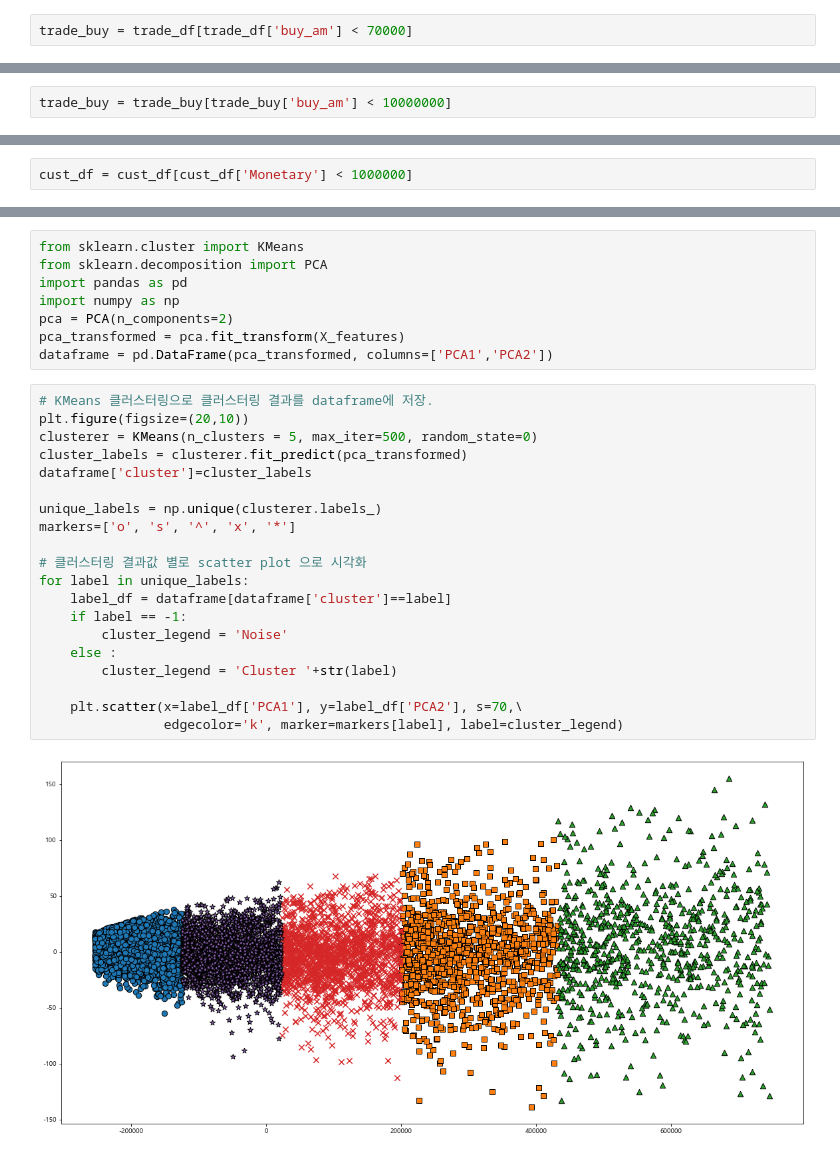
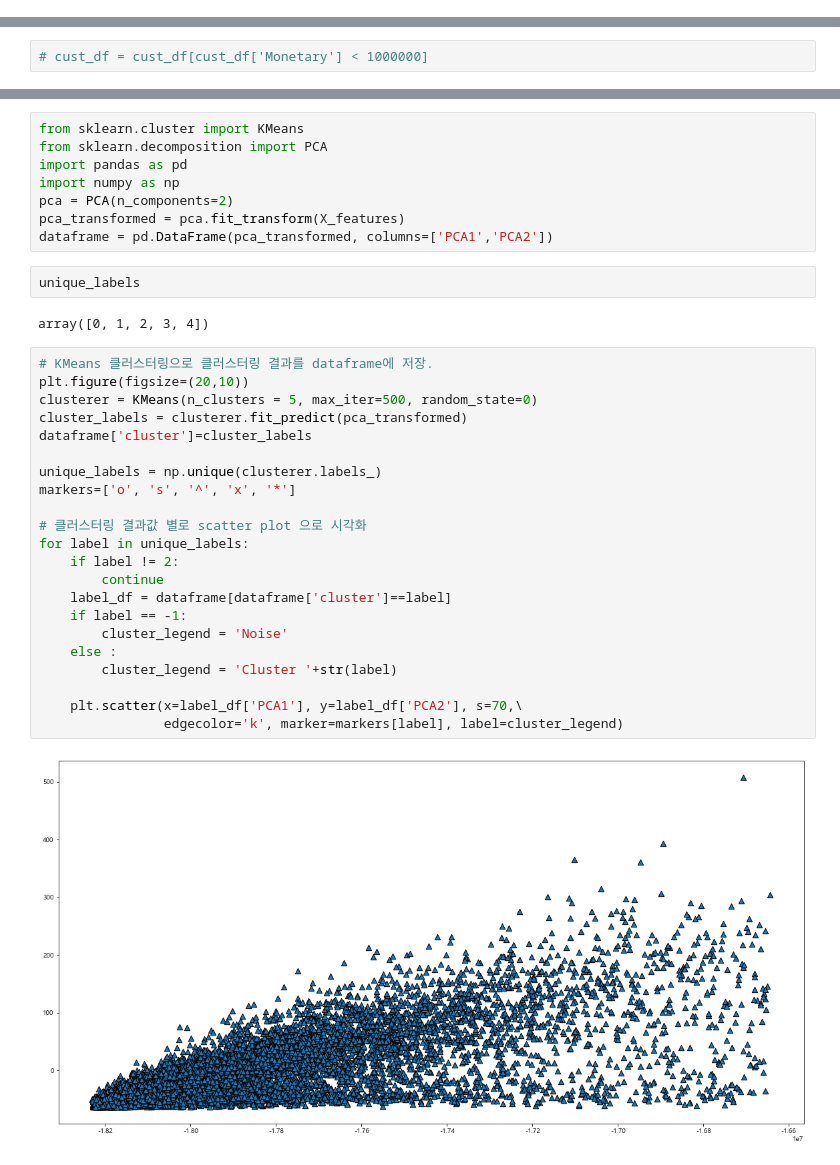
Before and after one commit to Gyeol0/Personalized-Content-Recommendation, a Jupyter notebook: clustering.ipynb, the cells around one changed output, grey strips where cells are left out. Saved outputs shown, nothing was run; the diff lists cells and outputs as text.

```diff
--- a/clustering.ipynb
+++ b/clustering.ipynb
@@ -444,2 +391,0 @@ trade_df[trade_df['buy_am'] > 10000000]
-# %%
-trade_buy = trade_df[trade_df['buy_am'] < 70000]
@@ -479,5 +392,3 @@ trade_buy
-# %%
-trade_buy = trade_buy[trade_buy['buy_am'] < 10000000]
 # %% [markdown]
 ### Clnt ID로 그루핑
 * Recency : 최근 거래 일자
@@ -545,5 +456,5 @@ cust_df[['Recency','Frequency','Monetary']].describe()
 # %%
-cust_df = cust_df[cust_df['Monetary'] < 1000000]
+# cust_df = cust_df[cust_df['Monetary'] < 1000000]
 # %%
 cust_df[cust_df['Monetary'] == max(cust_df['Monetary'])]
 # %% [output]
@@ -698,25 +613,31 @@ import numpy as np
 pca = PCA(n_components=2)
 pca_transformed = pca.fit_transform(X_features)
 dataframe = pd.DataFrame(pca_transformed, columns=['PCA1','PCA2'])
+# %%
+unique_labels
+# %% [output]
+array([0, 1, 2, 3, 4])
 # %%
 # KMeans 클러스터링으로 클러스터링 결과를 dataframe에 저장.
 plt.figure(figsize=(20,10))
 clusterer = KMeans(n_clusters = 5, max_iter=500, random_state=0)
 cluster_labels = clusterer.fit_predict(pca_transformed)
 dataframe['cluster']=cluster_labels
 
 unique_labels = np.unique(clusterer.labels_)
 markers=['o', 's', '^', 'x', '*']
 
 # 클러스터링 결과값 별로 scatter plot 으로 시각화
 for label in unique_labels:
+    if label != 2:
+        continue
     label_df = dataframe[dataframe['cluster']==label]
     if label == -1:
         cluster_legend = 'Noise'
     else :
         cluster_legend = 'Cluster '+str(label)
 
     plt.scatter(x=label_df['PCA1'], y=label_df['PCA2'], s=70,\
                 edgecolor='k', marker=markers[label], label=cluster_legend)
 # %% [output]
-[figure, old version]
+[figure, new version]
```
Also changed, not shown: parts of 40 cells of this notebook.
